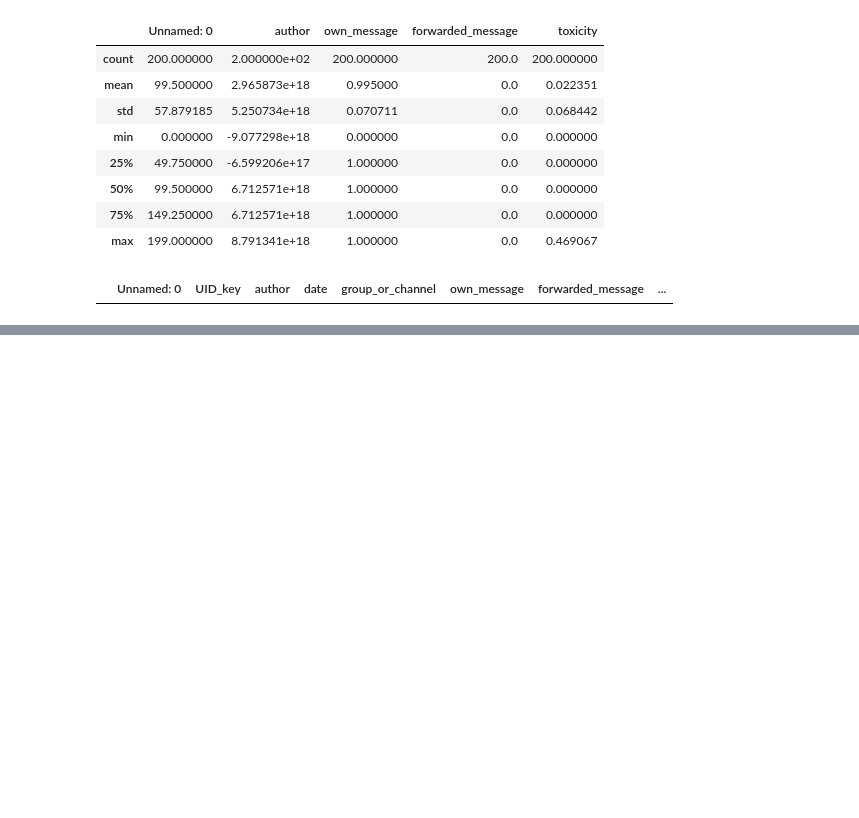
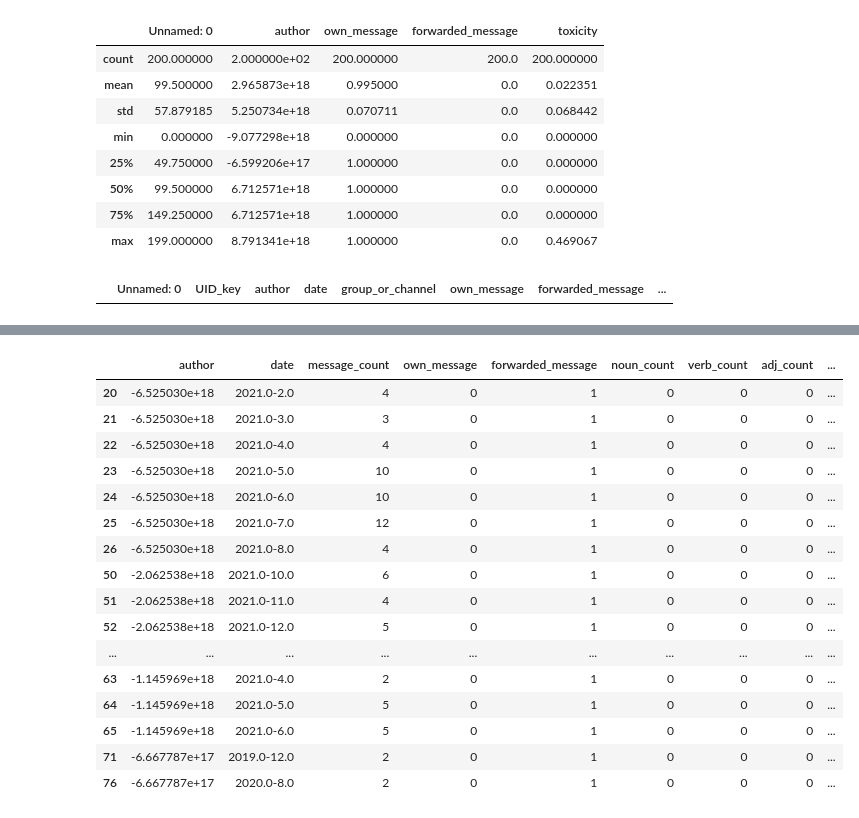
Before and after one commit to krugeremily/DAEGC_Conspiratorial_Actor_Typology, a Jupyter notebook: notebooks/Building Code for Scripts.ipynb, the cells around one changed output, grey strips where cells are left out. Cells and saved outputs as stored; diff of their text form; code cells hidden in the pictures; blank space fills up the shorter version.

```diff
--- a/notebooks/Building Code for Scripts.ipynb
+++ b/notebooks/Building Code for Scripts.ipynb
@@ -894,0 +1366,22 @@ new_sample[new_sample['forwarded_message'] == 1]
+# %%
+test = pd.read_csv('../results/post-aggregation/author_date_200.csv.gzip', compression='gzip')
+# %%
+test[test['message_count'] > 1]
+# %% [output]
+|  | author | date | message_count | own_message | forwarded_message | noun_count | verb_count | adj_count | ... |
+| 20 | -6.525030e+18 | 2021.0-2.0 | 4 | 0 | 1 | 0 | 0 | 0 | ... |
+| 21 | -6.525030e+18 | 2021.0-3.0 | 3 | 0 | 1 | 0 | 0 | 0 | ... |
+| 22 | -6.525030e+18 | 2021.0-4.0 | 4 | 0 | 1 | 0 | 0 | 0 | ... |
+| 23 | -6.525030e+18 | 2021.0-5.0 | 10 | 0 | 1 | 0 | 0 | 0 | ... |
+| 24 | -6.525030e+18 | 2021.0-6.0 | 10 | 0 | 1 | 0 | 0 | 0 | ... |
+| 25 | -6.525030e+18 | 2021.0-7.0 | 12 | 0 | 1 | 0 | 0 | 0 | ... |
+| 26 | -6.525030e+18 | 2021.0-8.0 | 4 | 0 | 1 | 0 | 0 | 0 | ... |
+| 50 | -2.062538e+18 | 2021.0-10.0 | 6 | 0 | 1 | 0 | 0 | 0 | ... |
+| 51 | -2.062538e+18 | 2021.0-11.0 | 4 | 0 | 1 | 0 | 0 | 0 | ... |
+| 52 | -2.062538e+18 | 2021.0-12.0 | 5 | 0 | 1 | 0 | 0 | 0 | ... |
+| ... | ... | ... | ... | ... | ... | ... | ... | ... | ... |
+| 63 | -1.145969e+18 | 2021.0-4.0 | 2 | 0 | 1 | 0 | 0 | 0 | ... |
+| 64 | -1.145969e+18 | 2021.0-5.0 | 5 | 0 | 1 | 0 | 0 | 0 | ... |
+| 65 | -1.145969e+18 | 2021.0-6.0 | 5 | 0 | 1 | 0 | 0 | 0 | ... |
+| 71 | -6.667787e+17 | 2019.0-12.0 | 2 | 0 | 1 | 0 | 0 | 0 | ... |
+| 76 | -6.667787e+17 | 2020.0-8.0 | 2 | 0 | 1 | 0 | 0 | 0 | ... |
```
Also changed, not shown: parts of 31 cells of this notebook, 11 other files.
